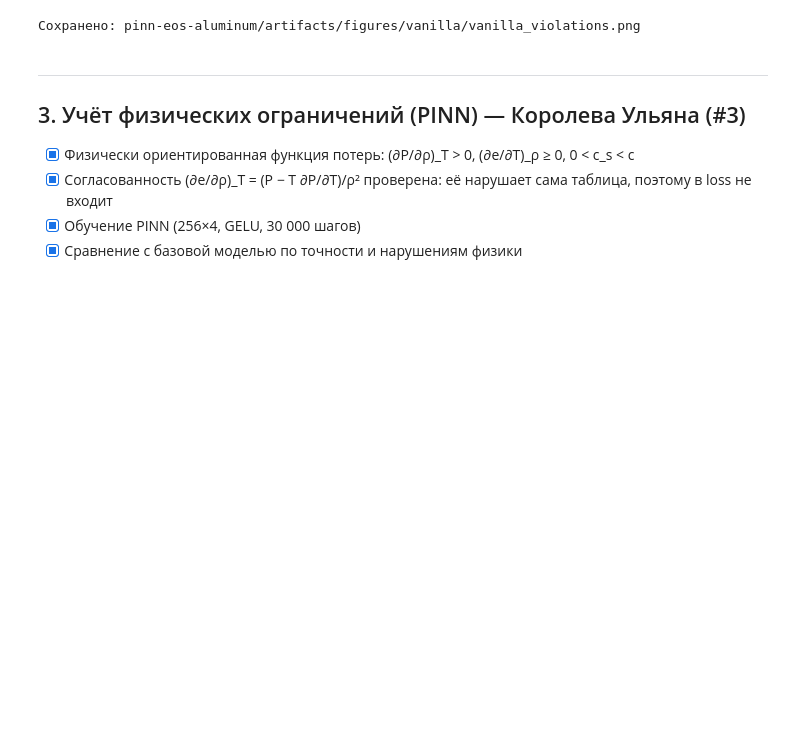
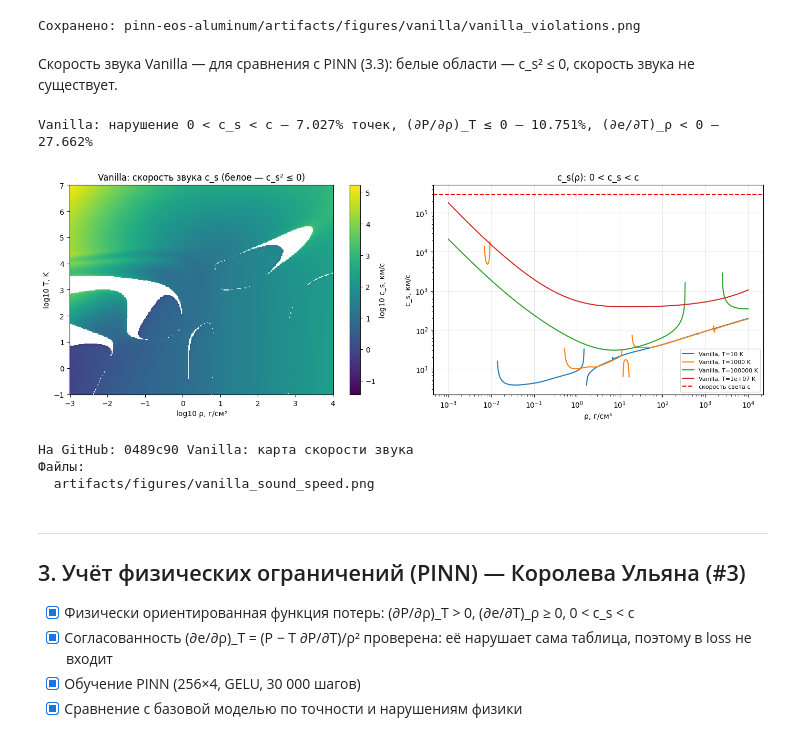
Before and after one commit to Antibote/pinn-eos-aluminum, a Jupyter notebook: notebooks/pinn_eos_colab.ipynb, the cells around one changed output. Cells and saved outputs as stored; diff of their text form; code cells hidden in the pictures; blank space fills up the shorter version.

```diff
--- a/notebooks/pinn_eos_colab.ipynb
+++ b/notebooks/pinn_eos_colab.ipynb
@@ -1246,6 +1246,51 @@ print("Сохранено:", out)
 # %% [output]
 [figure]
 Сохранено: pinn-eos-aluminum/artifacts/figures/vanilla/vanilla_violations.png
+# %% [markdown]
+Скорость звука Vanilla — для сравнения с PINN (3.3): белые области — c_s² ≤ 0, скорость звука не существует.
+# %%
+# Скорость звука Vanilla — те же графики, что для PINN в 3.3 (для сравнения)
+# Vanilla (раздел 2) — MLP 2→256×4→2 с SiLU на тех же нормированных входах/выходах, поэтому её веса
+# загружаются в EOSNet, и скорость звука считается тем же способом (производные через autograd)
+import importlib, torch
+import eos.normalize as nz, eos.model as em, eos.inference as inf, eos.baseline as bl
+for m_ in (nz, em, inf):
+    importlib.reload(m_)
+from eos.metrics import C_LIGHT_KMS
+
+vanilla_net = em.EOSNet(nz.EOSNormalizer.load(ARTIFACTS / 'normalization.json'), hidden=256, layers=4, activation='silu')
+vanilla_net.load_state_dict(torch.load(ARTIFACTS / 'vanilla_model.pt', map_location='cpu'))
+model_vanilla = inf.EOSModel.from_net(vanilla_net, device=DEVICE)
+
+# Доля нарушений 0 < c_s < c в 100 000 случайных точках (у PINN — 0%)
+rho_q, T_q = bl.random_queries(100_000, seed=1)
+flags = model_vanilla.check_physics(rho_q, T_q)
+print(f"Vanilla: нарушение 0 < c_s < c — {100 * (1 - flags['sound'].mean()):.3f}% точек, "
+      f"(∂P/∂ρ)_T ≤ 0 — {100 * (1 - flags['mechanical'].mean()):.3f}%, (∂e/∂T)_ρ < 0 — {100 * (1 - flags['thermal'].mean()):.3f}%")
+
+# Карта c_s на плоскости (ρ, T) и срезы c_s(ρ) при фиксированных T
+lr, lt = np.meshgrid(np.linspace(-3, 4, 300), np.linspace(-1, 7, 300))
+cs_map = model_vanilla.sound_speed(10 ** lr, 10 ** lt)
+fig, ax = plt.subplots(1, 2, figsize=(14, 5))
+im = ax[0].pcolormesh(lr, lt, np.log10(cs_map), cmap='viridis', shading='auto')
+plt.colorbar(im, ax=ax[0], label='log10 c_s, км/с')
+ax[0].set(xlabel='log10 ρ, г/см³', ylabel='log10 T, K', title='Vanilla: скорость звука c_s (белое — c_s² ≤ 0)')
+rho_line = np.logspace(-3, 4, 600)
+for k, Tv in enumerate([10.0, 1e3, 1e5, 1e7]):
+    ax[1].plot(rho_line, model_vanilla.sound_speed(rho_line, np.full_like(rho_line, Tv)), color=f'C{k}', label=f'Vanilla, T={Tv:g} K')
+ax[1].axhline(C_LIGHT_KMS, color='r', ls='--', label='скорость света c')
+ax[1].set(xscale='log', yscale='log', xlabel='ρ, г/см³', ylabel='c_s, км/с', title='c_s(ρ): 0 < c_s < c')
+ax[1].grid(alpha=0.3); ax[1].legend(fontsize=8)
+plt.tight_layout()
+plt.savefig(FIGURES / 'vanilla_sound_speed.png', dpi=130, bbox_inches='tight')
+plt.show()
+save_to_repo('Vanilla: карта скорости звука')
+# %% [output]
+Vanilla: нарушение 0 < c_s < c — 7.027% точек, (∂P/∂ρ)_T ≤ 0 — 10.751%, (∂e/∂T)_ρ < 0 — 27.662%
+[figure, added]
+На GitHub: 0489c90 Vanilla: карта скорости звука
+Файлы:
+  artifacts/figures/vanilla_sound_speed.png
 # %% [markdown]
 ---
 ## 3. Учёт физических ограничений (PINN) — Королева Ульяна (#3)
```
Also changed, not shown: 5 other files.
